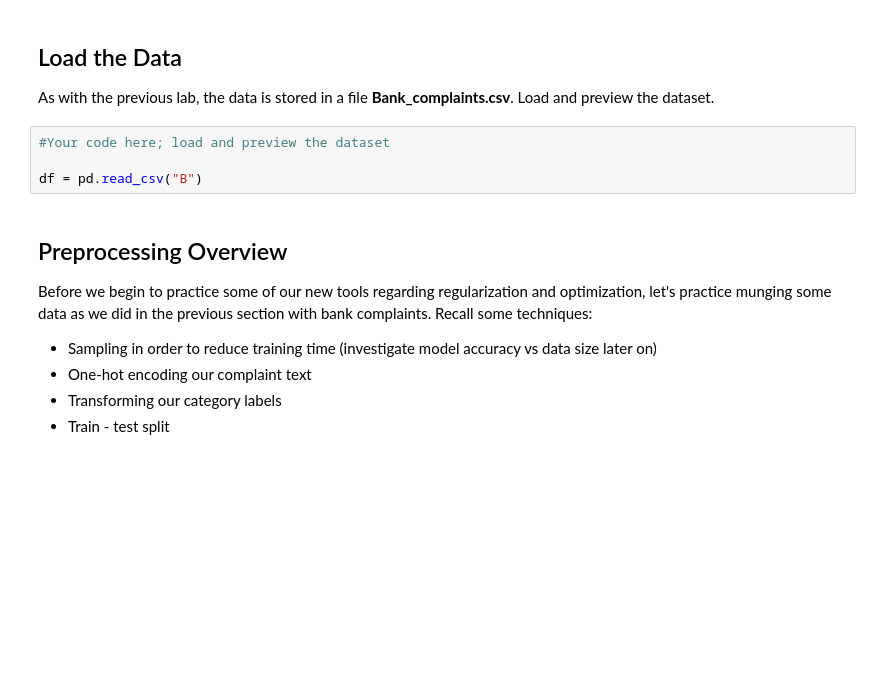
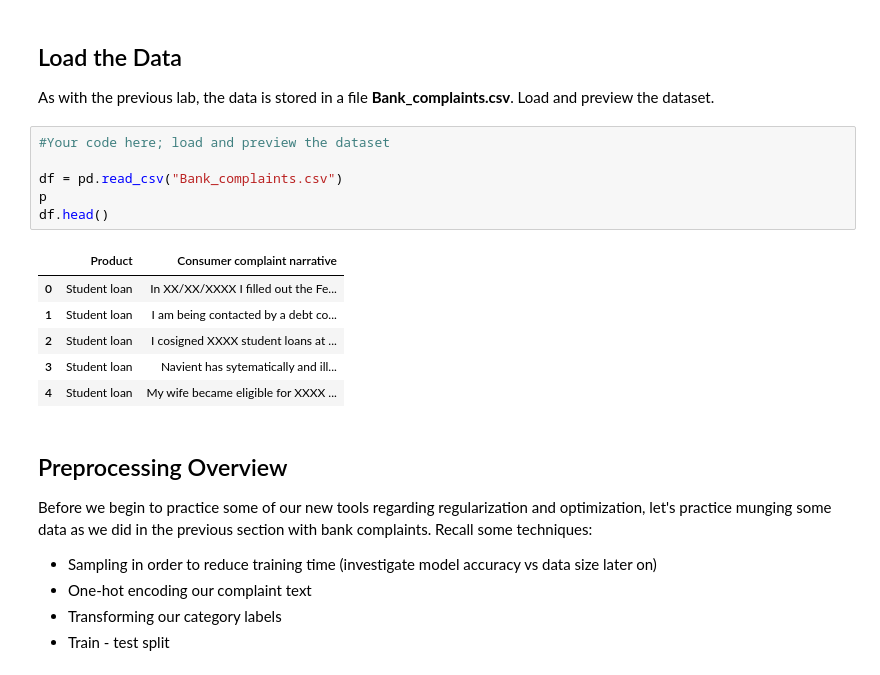
Before and after one commit to nkacoroski/dsc-04-42-03-tuning-neural-networks-with-regularization-lab-seattle-ds-career-040119, a Jupyter notebook: index.ipynb, the cells around one changed output. Cells and saved outputs as stored; diff of their text form; blank space fills up the shorter version.

```diff
--- a/index.ipynb
+++ b/index.ipynb
@@ -41,7 +41,16 @@ As with the previous lab, the data is stored in a file **Bank_complaints.csv**.
 # %%
 #Your code here; load and preview the dataset
 
-df = pd.read_csv("B")
+df = pd.read_csv("Bank_complaints.csv")
+p
+df.head()
+# %% [output]
+|  | Product | Consumer complaint narrative |
+| 0 | Student loan | In XX/XX/XXXX I filled out the Fe... |
+| 1 | Student loan | I am being contacted by a debt co... |
+| 2 | Student loan | I cosigned XXXX student loans at ... |
+| 3 | Student loan | Navient has sytematically and ill... |
+| 4 | Student loan | My wife became eligible for XXXX ... |
 # %% [markdown]
 ## Preprocessing Overview
 
```
